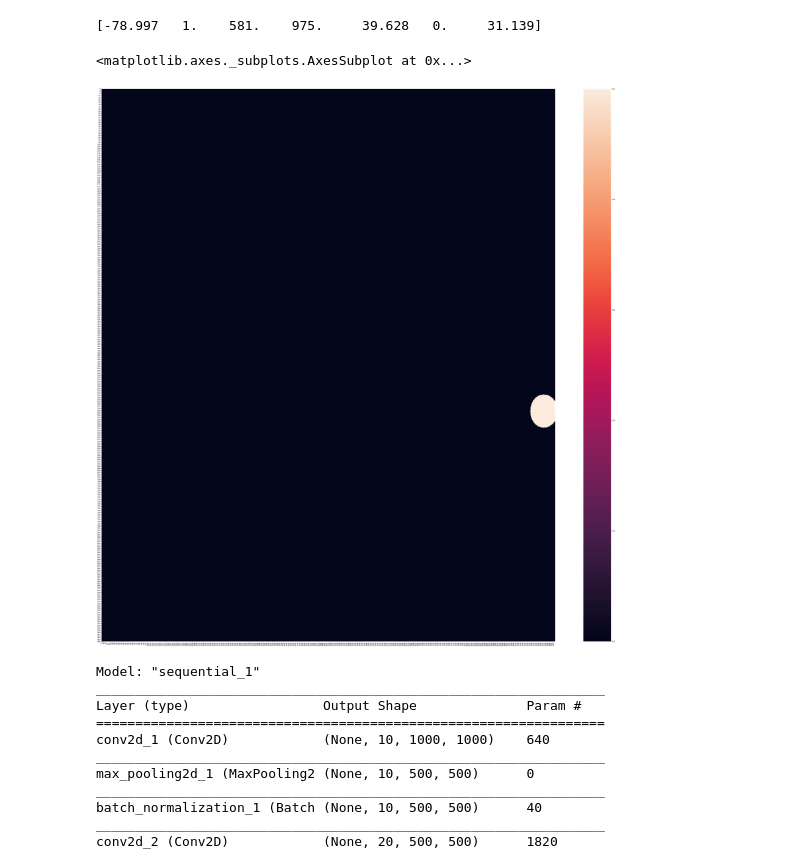
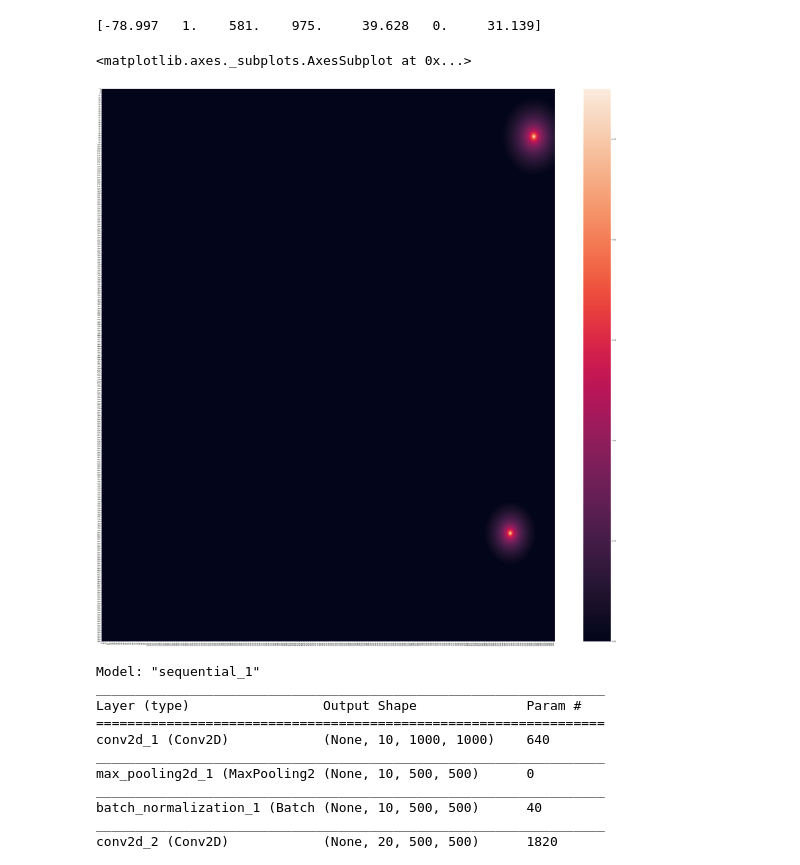
Before and after one commit to shahrokh765/MLSpectrumAllocation, a Jupyter notebook: CNN.ipynb, the cells around one changed output. Saved outputs shown, nothing was run; the diff lists cells and outputs as text; code cells hidden in the pictures.

```diff
--- a/CNN.ipynb
+++ b/CNN.ipynb
@@ -34,7 +34,7 @@ Using TensorFlow backend.
 # PART 1
 # number_samples = [5] + list(range(10, 101, 10)) + [120, 150, 200, 250, 300, 400, 500, 700] + list(range(1000, 10001, 1000))
 number_samples = [256, 512, 1024, 2048, 4096, 8192]
-number_samples = [8192]
+# number_samples = [4096, 8192]
 
 # cnn_type = "classification"  # {"classification", "regression"}
 validation_size, noise_floor = 0.33, -90.0
@@ -42,7 +42,7 @@ su_power = 0 # this is not actually su power just a number to show there is an S
 max_x, max_y, number_image_channels, su_szie = 1000, 1000, 7, 30
 pu_shape, su_shape = 'circle', 'circle' # shape = {'circle', 'square', 'point'}
 style = "raw_power_min_max_norm"  # {"raw_power_zscore_norm", "image_intensity", "raw_power_min_max_norm"}
-intensity_degradation, slope = 'log', 3  # 'log', 'linear'
+intensity_degradation, slope = 'log', 4  # 'log', 'linear'
 max_pus_num, max_sus_num = 20, 1
 propagation_model = 'log' # 'splat', 'log', 'testbed'
 noise, std = True, 1
@@ -53,7 +53,7 @@ elif su_shape == 'square':
 else:
     su_param = None
 
-sensors = True
+sensors = False
 if sensors:
     sensors_num = 3600
     sensors_file_path = "rsc/sensors/" + str(max(max_x, max_y)) + "/" + str(sensors_num) + "/sensors"
@@ -496,17 +489,17 @@ print(idxx[3])
 [24178, 12235, 5997, 3024]
 [18, 37, 42, 58, 79, 82, 89, 90, 103, 124, 142, 149, 171, 173, 189, 207, 233, 238, 269, 277, 293, 319, 331, 341, 387, 396, 404, 410, 418, 420, 432, 440, 444, 497, 525, 539, 544, 614, 616, 619, 627, 63 ...
 # %%
-imm = read_image(1)
+imm = read_image(0)
 # %%
 print(data_reg[1][-7:])
 # %% [output]
 [-78.997   1.    581.    975.     39.628   0.     31.139]
 # %%
 fig, ax = plt.subplots(figsize=(60,60))         # Sample figsize in inches
-sns.heatmap(imm[0][6], ax=ax)
+sns.heatmap(imm[0][3], ax=ax)
 # %% [output]
 <matplotlib.axes._subplots.AxesSubplot at 0x...>
-[figure, old version]
+[figure, new version]
 # %%
 def cnn_model(num_filters, kernel_lam, bias_lam):
 #     num_filters, lam = 5, 5
```
Also changed, not shown: parts of 13 cells of this notebook, 1 other file.
